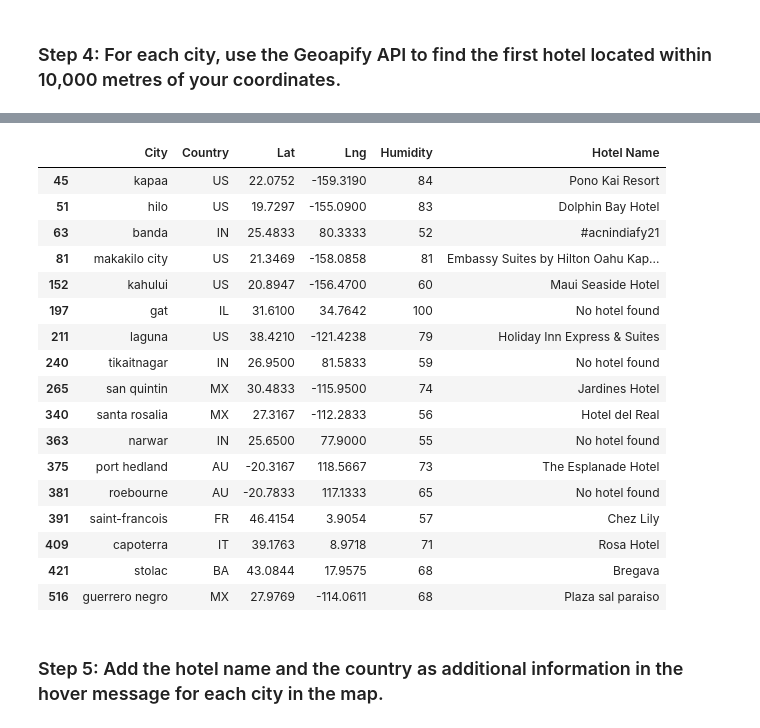
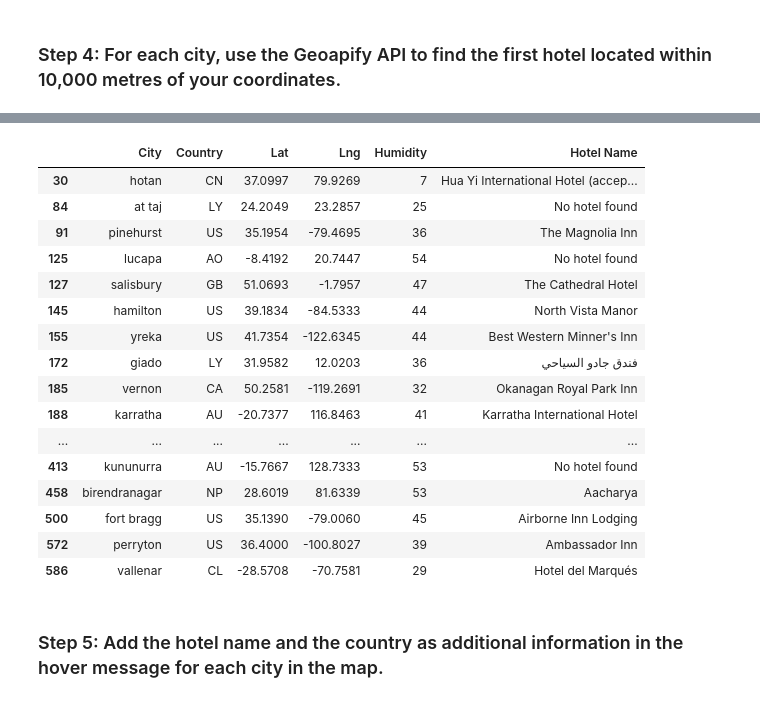
Before and after one commit to mcscodes/python-api-challenge, a Jupyter notebook: WeatherPy/VacationPy.ipynb, the cells around one changed output, grey strips where cells are left out. Cells and saved outputs as stored; diff of their text form; code cells hidden in the pictures.

```diff
--- a/WeatherPy/VacationPy.ipynb
+++ b/WeatherPy/VacationPy.ipynb
@@ -57,7 +57,7 @@ map_plot_1
 # %%
 # Received help from Xpert Learning Assistant
 # Narrow down cities that fit criteria and drop any results with null values
-narrowed_cities = city_data_df[(city_data_df['Humidity'] < 55) & (city_data_df['Humidity'] > 45)]
+narrowed_cities = city_data_df[(city_data_df['Humidity'] < 55) & (city_data_df['Max Temp']>=21) & (city_data_df['Max Temp']<=26)]
 
 # Drop any rows with null values
 narrowed_cities = narrowed_cities.dropna()
@@ -85,13 +85,13 @@ narrowed_cities
 # %% [markdown]
 ### Step 3: Create a new DataFrame called `hotel_df`.
 # %%
-# Use the Pandas copy function to create DataFrame called hotel_df to store the city, country, coordinates, and humidity
-# YOUR CODE HERE
+# Use the Pandas copy function to create a DataFrame called hotel_df from narrowed_cities
+hotel_df = narrowed_cities[['City', 'Country', 'Lat', 'Lng', 'Humidity']].copy()
 
-# Add an empty column, "Hotel Name," to the DataFrame so you can store the hotel found using the Geoapify API
-# YOUR CODE HERE
+# Add an empty column, "Hotel Name," to the DataFrame to store the hotel found using the Geoapify API
+hotel_df["Hotel Name"] = ""
 
 # Display sample data
-# YOUR CODE HERE
+hotel_df
 # %% [output]
 |  | City | Country | Lat | Lng | Humidity | Hotel Name |
@@ -115,11 +114,14 @@ narrowed_cities
 # %% [markdown]
 ### Step 4: For each city, use the Geoapify API to find the first hotel located within 10,000 metres of your coordinates.
 # %%
+# Received instruction from Xpert Learning Assistant
+
 # Set parameters to search for a hotel
-radius = # YOUR CODE HERE
-params = {
-    # YOUR CODE HERE
-}
+radius = 10000
+params = {"categories": "accommodation.hotel",
+          "apiKey": geoapify_key,
+          "limit": 1}
+
 
 # Print a message to follow up the hotel search
 print("Starting hotel search")
@@ -127,21 +129,22 @@ print("Starting hotel search")
 # Iterate through the hotel_df DataFrame
 for index, row in hotel_df.iterrows():
     # get latitude, longitude from the DataFrame
-    # YOUR CODE HERE
+    lat = row['Lat']
+    lon = row['Lng']
 
     # Add filter and bias parameters with the current city's latitude and longitude to the params dictionary
-    params["filter"] = # YOUR CODE HERE
-    params["bias"] = # YOUR CODE HERE
+    params["filter"] = f"circle:{lon},{lat},{radius}"
+    params["bias"] = f"proximity:{lon},{lat}"
 
     # Set base URL
     base_url = "https://api.geoapify.com/v2/places"
 
 
     # Make and API request using the params dictionaty
-    name_address = # YOUR CODE HERE
+    name_address = requests.get(base_url, params=params)
 
     # Convert the API response to JSON format
-    name_address = # YOUR CODE HERE
+    name_address = name_address.json()
 
     # Grab the first hotel from the results and store the name in the hotel_df DataFrame
     try:
@@ -177,20 +179,19 @@ guerrero negro - nearest hotel: Plaza sal paraiso
 |  | City | Country | Lat | Lng | Humidity | Hotel Name |
-| 45 | kapaa | US | 22.0752 | -159.3190 | 84 | Pono Kai Resort |
-| 51 | hilo | US | 19.7297 | -155.0900 | 83 | Dolphin Bay Hotel |
-| 63 | banda | IN | 25.4833 | 80.3333 | 52 | #acnindiafy21 |
-| 81 | makakilo city | US | 21.3469 | -158.0858 | 81 | Embassy Suites by Hilton Oahu Kap... |
-| 152 | kahului | US | 20.8947 | -156.4700 | 60 | Maui Seaside Hotel |
-| 197 | gat | IL | 31.6100 | 34.7642 | 100 | No hotel found |
-| 211 | laguna | US | 38.4210 | -121.4238 | 79 | Holiday Inn Express & Suites |
-| 240 | tikaitnagar | IN | 26.9500 | 81.5833 | 59 | No hotel found |
-| 265 | san quintin | MX | 30.4833 | -115.9500 | 74 | Jardines Hotel |
-| 340 | santa rosalia | MX | 27.3167 | -112.2833 | 56 | Hotel del Real |
-| 363 | narwar | IN | 25.6500 | 77.9000 | 55 | No hotel found |
-| 375 | port hedland | AU | -20.3167 | 118.5667 | 73 | The Esplanade Hotel |
-| 381 | roebourne | AU | -20.7833 | 117.1333 | 65 | No hotel found |
-| 391 | saint-francois | FR | 46.4154 | 3.9054 | 57 | Chez Lily |
-| 409 | capoterra | IT | 39.1763 | 8.9718 | 71 | Rosa Hotel |
-| 421 | stolac | BA | 43.0844 | 17.9575 | 68 | Bregava |
-| 516 | guerrero negro | MX | 27.9769 | -114.0611 | 68 | Plaza sal paraiso |
+| 30 | hotan | CN | 37.0997 | 79.9269 | 7 | Hua Yi International Hotel (accep... |
+| 84 | at taj | LY | 24.2049 | 23.2857 | 25 | No hotel found |
+| 91 | pinehurst | US | 35.1954 | -79.4695 | 36 | The Magnolia Inn |
+| 125 | lucapa | AO | -8.4192 | 20.7447 | 54 | No hotel found |
+| 127 | salisbury | GB | 51.0693 | -1.7957 | 47 | The Cathedral Hotel |
+| 145 | hamilton | US | 39.1834 | -84.5333 | 44 | North Vista Manor |
+| 155 | yreka | US | 41.7354 | -122.6345 | 44 | Best Western Minner's Inn |
+| 172 | giado | LY | 31.9582 | 12.0203 | 36 | فندق جادو السياحي |
+| 185 | vernon | CA | 50.2581 | -119.2691 | 32 | Okanagan Royal Park Inn |
+| 188 | karratha | AU | -20.7377 | 116.8463 | 41 | Karratha International Hotel |
+| ... | ... | ... | ... | ... | ... | ... |
+| 413 | kununurra | AU | -15.7667 | 128.7333 | 53 | No hotel found |
+| 458 | birendranagar | NP | 28.6019 | 81.6339 | 53 | Aacharya |
+| 500 | fort bragg | US | 35.1390 | -79.0060 | 45 | Airborne Inn Lodging |
+| 572 | perryton | US | 36.4000 | -100.8027 | 39 | Ambassador Inn |
+| 586 | vallenar | CL | -28.5708 | -70.7581 | 29 | Hotel del Marqués |
 # %% [markdown]
 ### Step 5: Add the hotel name and the country as additional information in the hover message for each city in the map.
```
Also changed, not shown: parts of 6 cells of this notebook.
